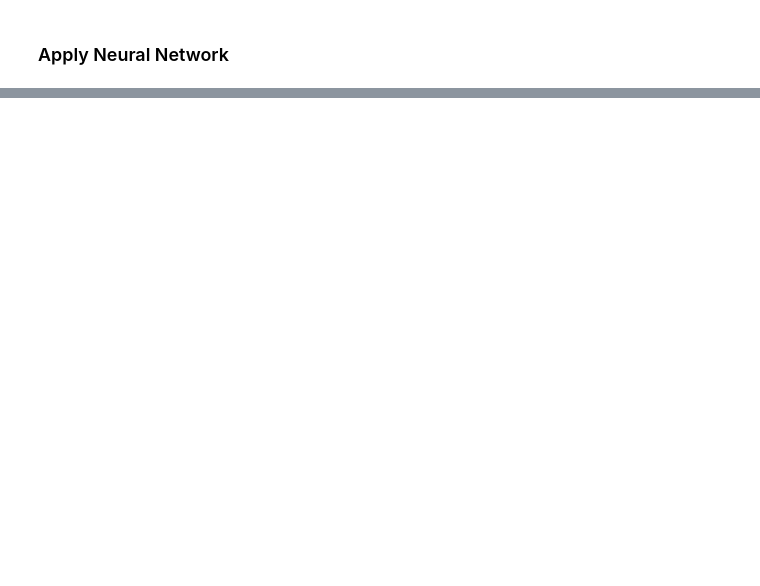
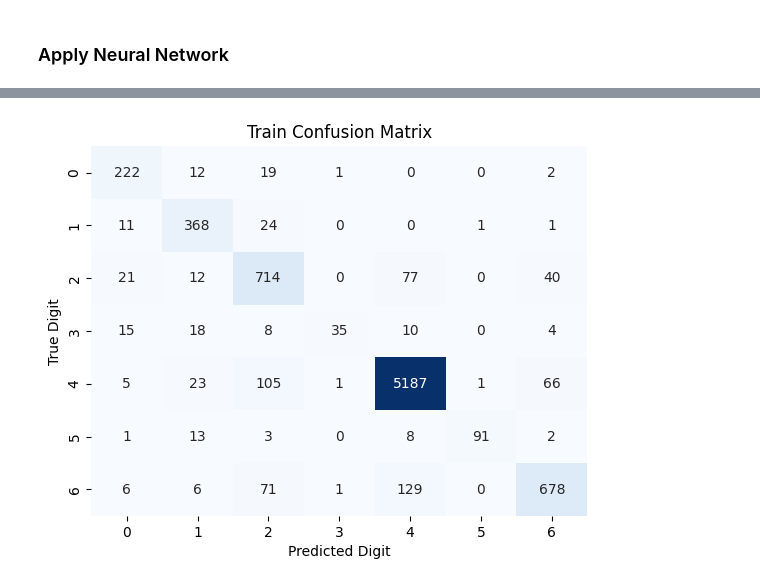
Before and after one commit to TheAlex7/Marina-Hacks, a Jupyter notebook: backend/skin_cancer_detection.ipynb, the cells around one changed output, grey strips where cells are left out. Cells and saved outputs as stored; diff of their text form; code cells hidden in the pictures; blank space fills up the shorter version.

```diff
--- a/backend/skin_cancer_detection.ipynb
+++ b/backend/skin_cancer_detection.ipynb
@@ -113,0 +156,11 @@ Epoch 10/10
+# %%
+train_pred = np.argmax(model.predict(X_train), axis=1)
+train_confusion_matrix = confusion_matrix(y_train, train_pred)
+
+# Plot Train heatmap
+sb.heatmap(train_confusion_matrix, annot=True, fmt='d', cmap='Blues', cbar=False)
+plt.title(f"Train Confusion Matrix")
+plt.xlabel("Predicted Digit")
+plt.ylabel("True Digit")
+plt.show()
+# %% [output]
@@ -114,3 +168,4 @@ Epoch 10/10
+[figure, added]
 # %%
 test_results = model.evaluate(X_test, y_test, return_dict=True, verbose=0)
 test_acc = test_results['accuracy']
```
Also changed, not shown: parts of 13 cells of this notebook, 10 other files.
